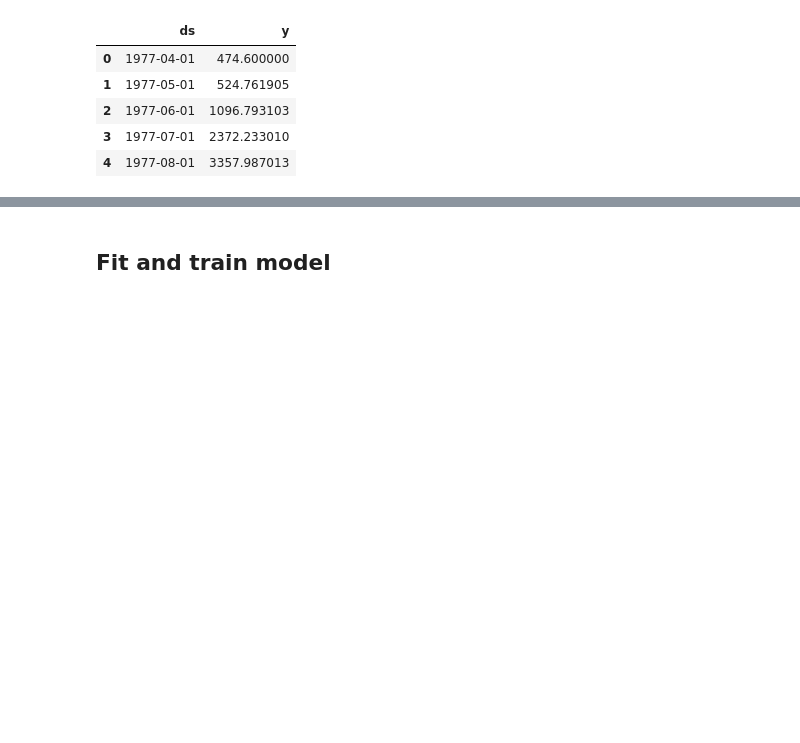
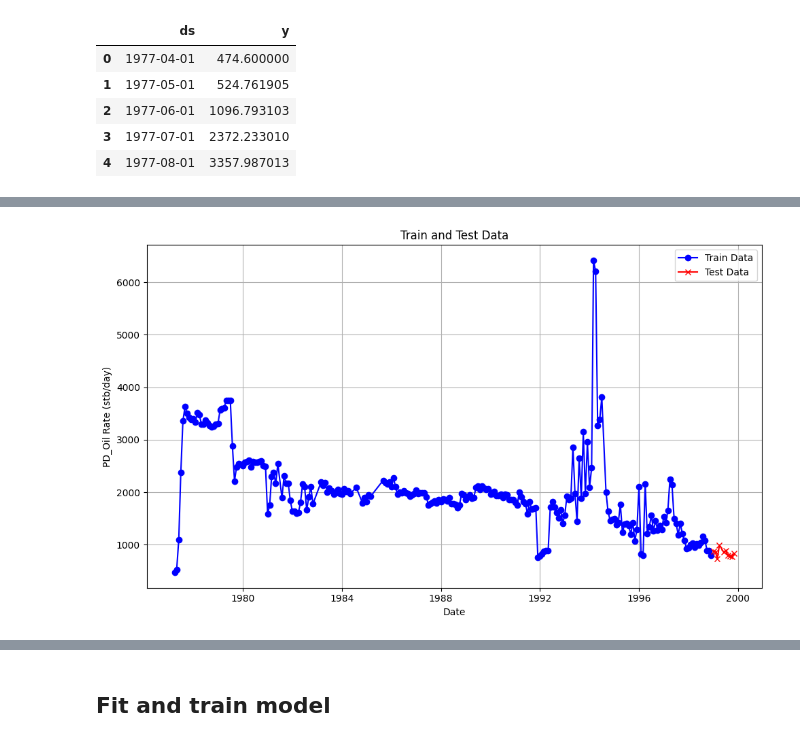
Before and after one commit to thanktua-spp/dca_ml_models, a Jupyter notebook: models_experimentation/prophet_model.ipynb, the cells around one changed output, grey strips where cells are left out. Drawn from its saved outputs; the diff is of its cells as text; code cells hidden in the pictures; blank space fills up the shorter version.

```diff
--- a/models_experimentation/prophet_model.ipynb
+++ b/models_experimentation/prophet_model.ipynb
@@ -27,3 +28,5 @@ df_pdoil.head(5)
 | 2 | 1977-06-01 | 1096.793103 |
 | 3 | 1977-07-01 | 2372.233010 |
 | 4 | 1977-08-01 | 3357.987013 |
+# %%
+df_pdoil_clean = df_pdoil.dropna(axis=0)
@@ -33 +56,24 @@ X_train, y_train, X_test, y_test = exp.train_test_split_by_date(df_pdoil, 'ds',
+# %%
+import matplotlib.pyplot as plt
+
+# Assuming X_train, y_train, X_test, y_test are obtained from train_test_split_by_date function
+
+# Plotting train data
+plt.figure(figsize=(10, 6))
+
+# Scatter plot for train data
+plt.plot(X_train['ds'], y_train, color='blue', label='Train Data', marker='o')
+
+# Scatter plot for test data
+plt.plot(X_test['ds'], y_test, color='red', label='Test Data', marker='x')
+
+plt.title('Train and Test Data')
+plt.xlabel('Date')
+plt.ylabel('PD_Oil Rate (stb/day)')
+plt.legend()
+plt.grid(True)
+plt.tight_layout()
+plt.show()
+# %% [output]
+[figure, added]
 # %%
```
Also changed, not shown: parts of 39 cells of this notebook, 3 other files.
